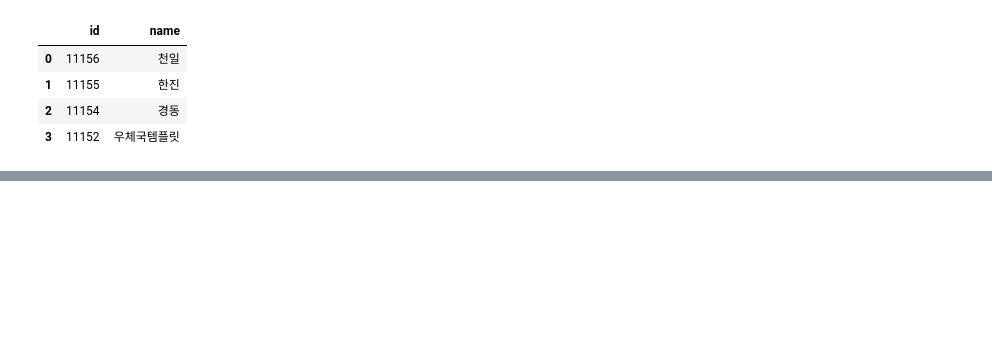
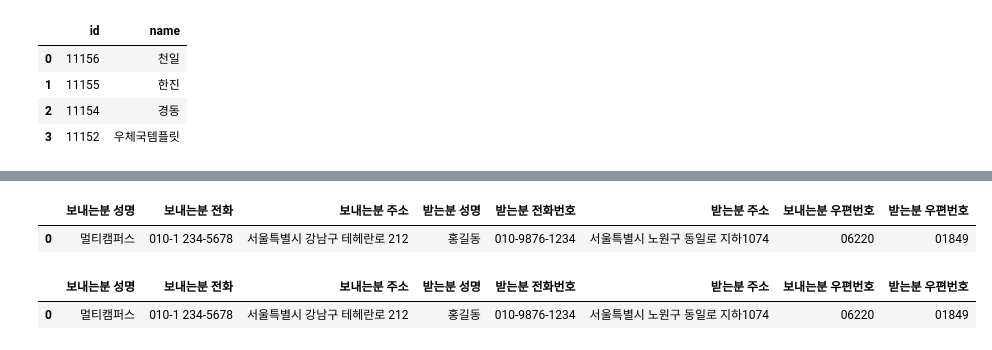
Before and after one commit to PJTJ4U/PJTJ4U, a Jupyter notebook: 조정범/API연동.ipynb, the cells around one changed output, grey strips where cells are left out. Saved outputs shown, nothing was run; the diff lists cells and outputs as text; code cells hidden in the pictures; blank space fills up the shorter version.

```diff
--- a/조정범/API연동.ipynb
+++ b/조정범/API연동.ipynb
@@ -131,0 +158,23 @@ content_list
+# %%
+# AI 서비스 실행절차(필요함수 선언)
+
+# 사진파일 리스트 읽어오기
+def select_file(path_dir):
+    import os
+    file_dir = os.listdir(path_dir)
+    print('해당되는 파일을 골라주세요.')
+    for i in range(len(file_dir)):
+        print(f'{i}번 : {file_dir[i]}')
+    file_num = int(input())
+    return file_dir[file_num]
+
+# 해당되는 템플릿 선택하기
+def select_template(template_path):
+    import pandas as pd
+    import numpy as np
+    template = pd.read_csv(template_path, sep = ' ')
+    print('해당되는 템플릿을 골라주세요.')
+    for i in range(len(template['name'])):
+        print(f'{i}번 : {template["name"][i]}')
+    template_num = int(input())
+    return template['id'][template_num]
@@ -131,0 +344,15 @@ content_list
+# %%
+# 파일선택 후 API를 요청하여 추출정보 받아오기
+path_dir = 'C:\\Workspace\\python\\빅데이터 지능형서비스 개발 팀프로젝트\\PJTJ4U\\조정범\\Data\\input'
+template_path = 'C:\\Workspace\\python\\빅데이터 지능형서비스 개발 팀프로젝트\\PJTJ4U\\조정범\\Data\\path\\Template(Naver_OCR).txt'
+key_path = pd.read_csv('C:\\Workspace\\python\\빅데이터 지능형서비스 개발 팀프로젝트\\PJTJ4U\\조정범\\Data\\path\\Key_URL(Naver_OCR).txt', sep = '_')
+file_name = select_file(path_dir)
+juso_api_key = 'C:\\Workspace\\python\\Data_Science\\04.공공데이터활용\\roadapikey.txt'
+kakao_api_key = 'C:\\Workspace\\python\\Data_Science\\04.공공데이터활용\\kakaoapikey.txt'
+
+template_id = select_template(template_path)
+output_file = request_NaverOCR(key_path, file_name, template_id)
+df_info = extract_info(output_file)
+df_info1 = juso_addr(df_info, juso_api_key)
+df_info2 = location_point(df_info1, kakao_api_key)
+point_map(df_info2, 11)
@@ -131,0 +374,24 @@ content_list
+# %%
+extract_info(output_file)
+# %% [output]
+|  | 보내는분 성명 | 보내는분 전화 | 보내는분 주소 | 받는분 성명 | 받는분 전화번호 | 받는분 주소 | 보내는분 우편번호 | 받는분 우편번호 |
+| 0 | 멀티캠퍼스 | 010-1 234-5678 | 서울특별시 강남구 테헤란로 212 | 홍길동 | 010-9876-1234 | 서울특별시 노원구 동일로 지하1074 | 06220 | 01849 |
+# %%
+import json
+# with open('C:\\Workspace\\python\\빅데이터 지능형서비스 개발 팀프로젝트\\PJTJ4U\\조정범\Data\\output\\우체국_샘플2.json', 'r', encoding = 'utf-8') as f:
+#     json_data = json.load(f)
+with open(output_file, 'r', encoding = 'utf-8') as f:
+    json_data = json.load(f)
+ctg_list = []
+contents_list = []
+
+for i in range(len(json_data['images'][0]['fields'])):
+    ctg_list.append(json_data['images'][0]['fields'][i]['name'])
+    contents_list.append(json_data['images'][0]['fields'][i]['inferText'])
+df_info = pd.DataFrame([contents_list], columns = ctg_list)
+df_info['보내는분 주소'] = df_info['보내는분 주소'].apply(lambda x: x.split('\n')[0])
+df_info['받는분 주소'] = df_info['받는분 주소'].apply(lambda x: x.split('\n')[0])
+df_info
+# %% [output]
+|  | 보내는분 성명 | 보내는분 전화 | 보내는분 주소 | 받는분 성명 | 받는분 전화번호 | 받는분 주소 | 보내는분 우편번호 | 받는분 우편번호 |
+| 0 | 멀티캠퍼스 | 010-1 234-5678 | 서울특별시 강남구 테헤란로 212 | 홍길동 | 010-9876-1234 | 서울특별시 노원구 동일로 지하1074 | 06220 | 01849 |
```
Also changed, not shown: parts of 12 cells of this notebook, 1 other file.
